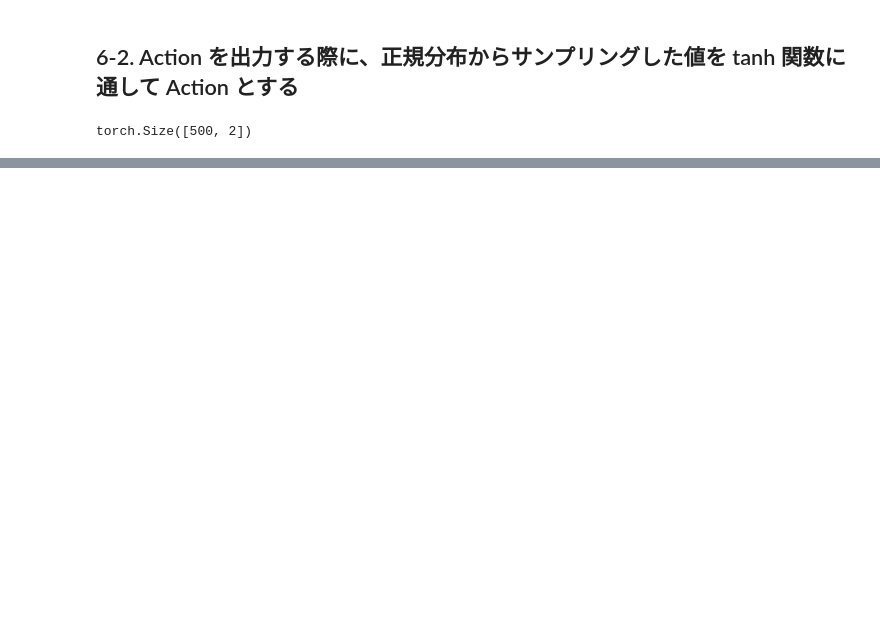
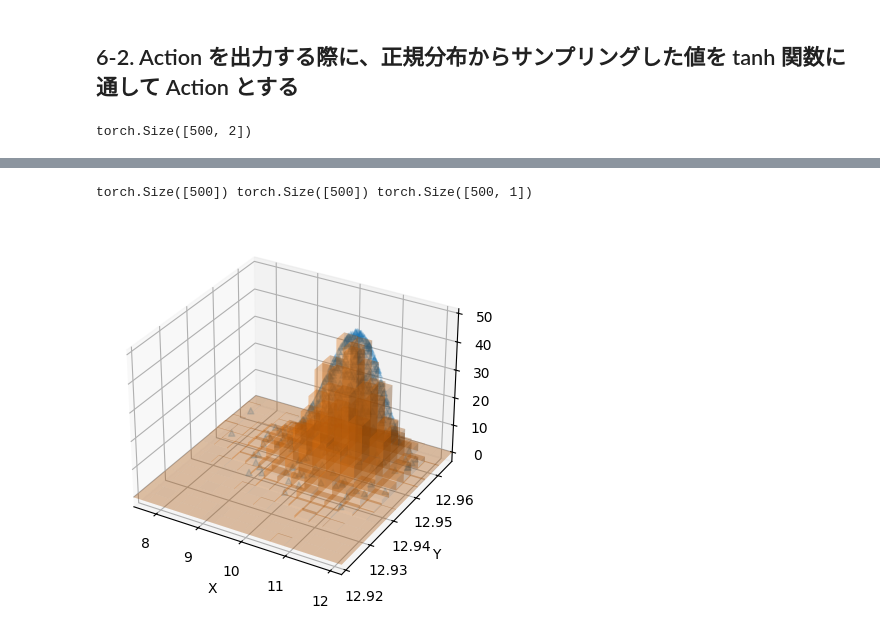
Before and after one commit to siruku6/thesis-trial, a Jupyter notebook: reinforcement_learning/250330_torch_trial_for_advantage_log_prob.ipynb, the cells around one changed output, grey strips where cells are left out. Cells and saved outputs as stored; diff of their text form; code cells hidden in the pictures; blank space fills up the shorter version.

```diff
--- a/reinforcement_learning/250330_torch_trial_for_advantage_log_prob.ipynb
+++ b/reinforcement_learning/250330_torch_trial_for_advantage_log_prob.ipynb
@@ -329,0 +401,19 @@ torch.Size([200]) torch.Size([200]) torch.Size([200, 1])
+# %%
+# 描画
+xs = scaled_actions[:, 0]
+ys = scaled_actions[:, 1]
+zs = prob_corrected
+
+print(xs.shape, ys.shape, zs.shape)
+
+# https://matplotlib.org/stable/gallery/mplot3d/scatter3d.html
+fig = plt.figure()
+ax = fig.add_subplot(projection='3d')
+ax.scatter(xs, ys, zs.flatten(), marker='^', alpha=0.2)
+
+plot_3d_hist(sampled_actions_scaled[:, 0].numpy(), sampled_actions_scaled[:, 1].numpy(), ax=ax, density=True)
+
+plt.show()
+# %% [output]
+torch.Size([500]) torch.Size([500]) torch.Size([500, 1])
+[figure, added]
```
Also changed, not shown: parts of 18 cells of this notebook.
